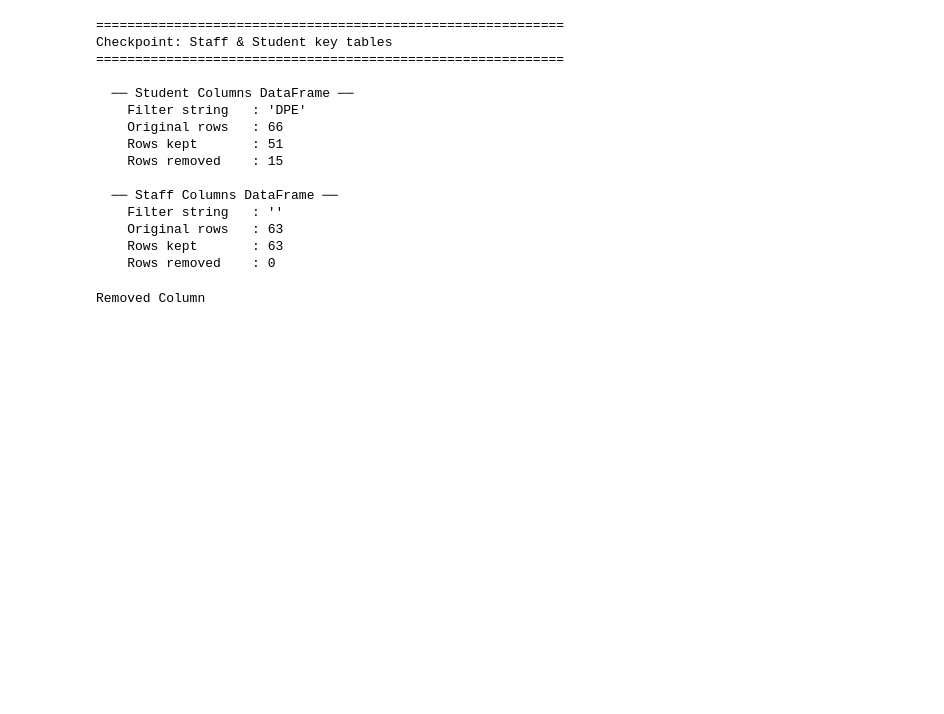
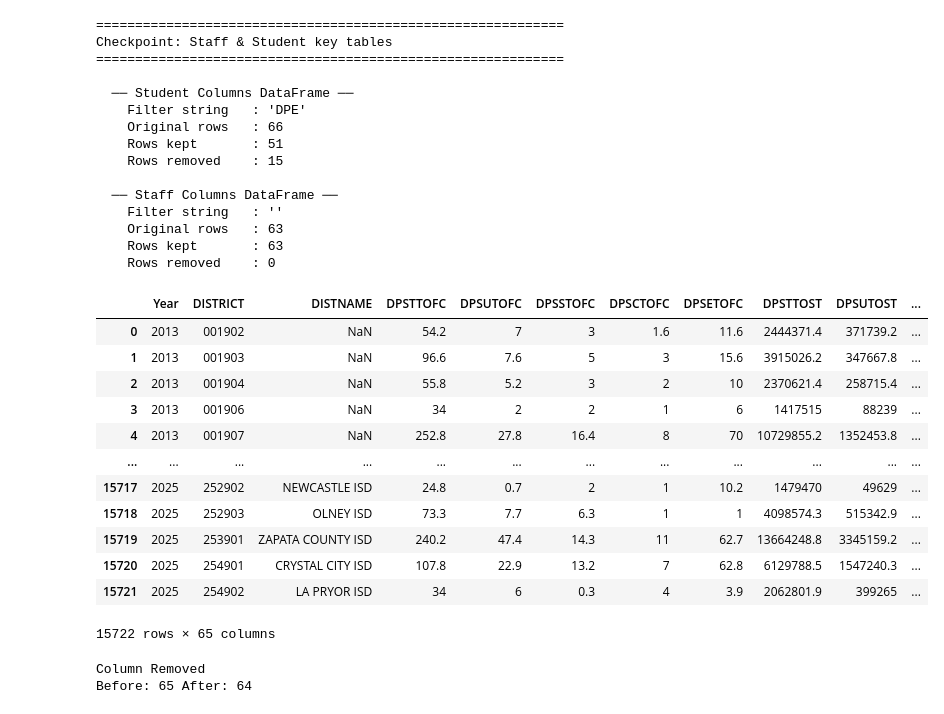
Before and after one commit to CristianS-D/Texas-Education-Data-Analysis, a Jupyter notebook: Cleaning.ipynb, the cells around one changed output. Cells and saved outputs as stored; diff of their text form; code cells hidden in the pictures; blank space fills up the shorter version.

```diff
--- a/Cleaning.ipynb
+++ b/Cleaning.ipynb
@@ -490,7 +495,31 @@ staff_long_df.insert(0, 'Year', column_to_move)
+# %%
+staff_long_df
+# %% [output]
+|  | Year | DISTRICT | DISTNAME | DPSTTOFC | DPSUTOFC | DPSSTOFC | DPSCTOFC | DPSETOFC | DPSTTOST | DPSUTOST | ... |
+| 0 | 2013 | 001902 | NaN | 54.2 | 7 | 3 | 1.6 | 11.6 | 2444371.4 | 371739.2 | ... |
+| 1 | 2013 | 001903 | NaN | 96.6 | 7.6 | 5 | 3 | 15.6 | 3915026.2 | 347667.8 | ... |
+| 2 | 2013 | 001904 | NaN | 55.8 | 5.2 | 3 | 2 | 10 | 2370621.4 | 258715.4 | ... |
+| 3 | 2013 | 001906 | NaN | 34 | 2 | 2 | 1 | 6 | 1417515 | 88239 | ... |
+| 4 | 2013 | 001907 | NaN | 252.8 | 27.8 | 16.4 | 8 | 70 | 10729855.2 | 1352453.8 | ... |
+| ... | ... | ... | ... | ... | ... | ... | ... | ... | ... | ... | ... |
+| 15717 | 2025 | 252902 | NEWCASTLE ISD | 24.8 | 0.7 | 2 | 1 | 10.2 | 1479470 | 49629 | ... |
+| 15718 | 2025 | 252903 | OLNEY ISD | 73.3 | 7.7 | 6.3 | 1 | 1 | 4098574.3 | 515342.9 | ... |
+| 15719 | 2025 | 253901 | ZAPATA COUNTY ISD | 240.2 | 47.4 | 14.3 | 11 | 62.7 | 13664248.8 | 3345159.2 | ... |
+| 15720 | 2025 | 254901 | CRYSTAL CITY ISD | 107.8 | 22.9 | 13.2 | 7 | 62.8 | 6129788.5 | 1547240.3 | ... |
+| 15721 | 2025 | 254902 | LA PRYOR ISD | 34 | 6 | 0.3 | 4 | 3.9 | 2062801.9 | 399265 | ... |
+15722 rows × 65 columns
 # %%
-# Removing the Duplicate district column at the end of staff_long_df
+# FILTER: Removing duplicate "DISTRICTS" column at the end of staff_long_df
+columns_count_before = staff_long_df.shape[1]
+
 if staff_long_df.columns.duplicated().any():
     staff_long_df = staff_long_df.iloc[:, :-1]
-    print("Removed Column")
+    print(f"Column Removed")
+else: print("No Columns Removed")
+
+columns_count_after = staff_long_df.shape[1]
+
+print(f'Before: {columns_count_before} After: {columns_count_after}')
 # %% [output]
-Removed Column
+Column Removed
+Before: 65 After: 64
```
Also changed, not shown: parts of 13 cells of this notebook, 3 other files.
